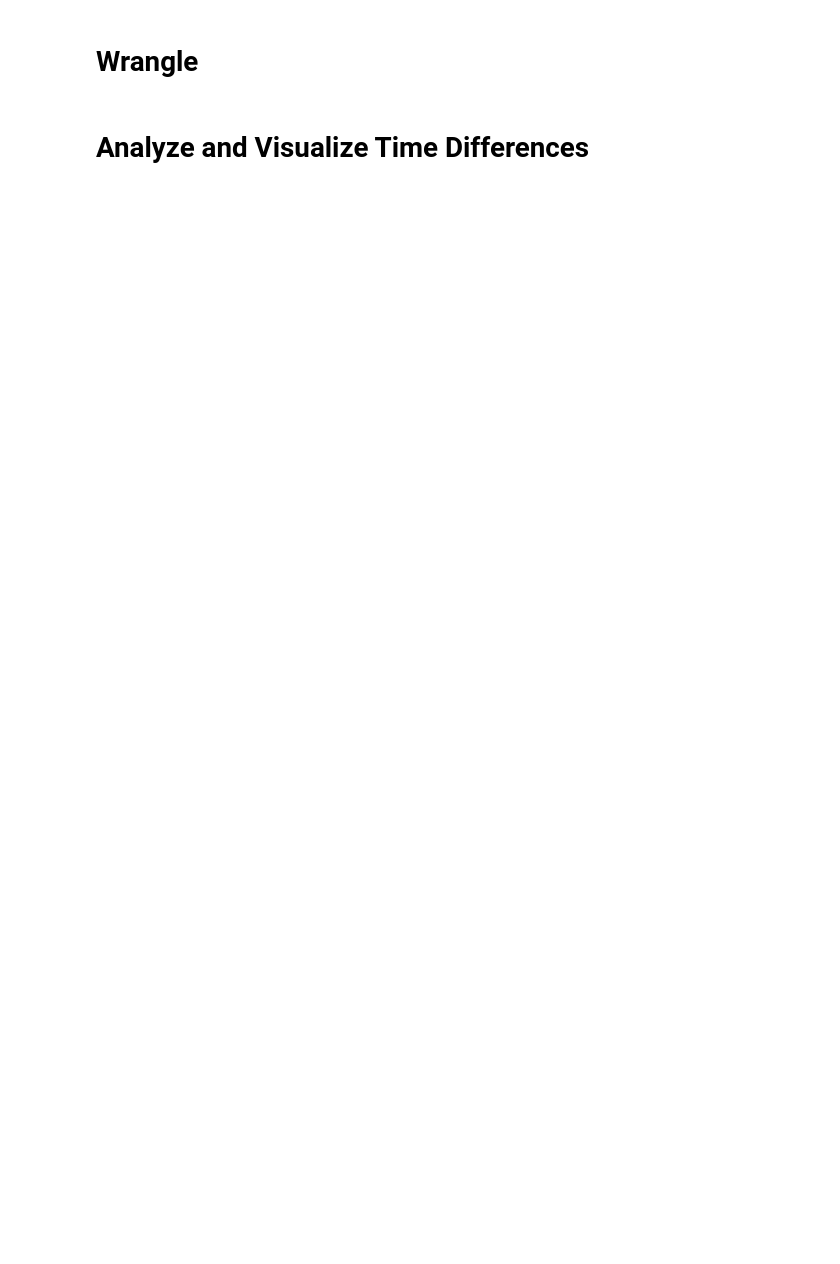
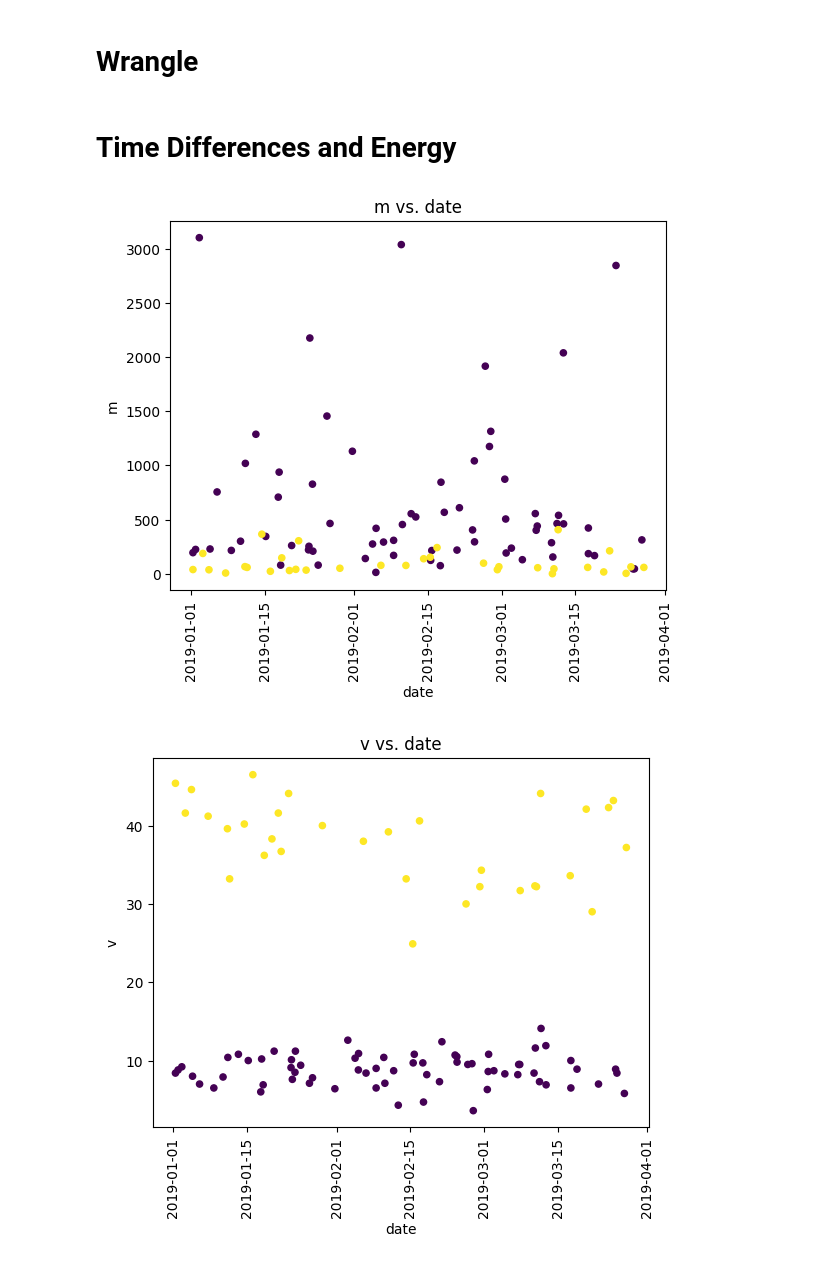
Before and after one commit to staldenhoefler/Steinschlag, a Jupyter notebook: try_aaron.ipynb, the cells around one changed output. Saved outputs shown, nothing was run; the diff lists cells and outputs as text; code cells hidden in the pictures; blank space fills up the shorter version.

```diff
--- a/try_aaron.ipynb
+++ b/try_aaron.ipynb
@@ -1,4 +1,27 @@
 # %% [markdown]
 # Wrangle
+# %%
+import matplotlib.dates as mdates
+import matplotlib.pyplot as plt
+import pandas as pd
+from fitter import Fitter
+
+
+def read_data(file):
+    """Reads the first 4 columns from the given file and drops empty rows."""
+    data = pd.read_csv(file, delimiter=',', usecols=[0, 1, 2, 3],
+                       parse_dates=[[0, 1]])
+    data.columns = ['date', 'm', 'v']
+    data = data[data['date'] != 'nan nan']
+    data = data.dropna(how='all')
+    data['date'] = pd.to_datetime(data['date'])
+    return data
+
+
+data_1 = read_data('data/out_1.csv')
+data_1['zone'] = 1
+data_2 = read_data('data/out_2.csv')
+data_2['zone'] = 2
+df = pd.concat([data_1, data_2])
 # %% [markdown]
-# Analyze and Visualize Time Differences
+# Time Differences and Energy
@@ -45,0 +58,19 @@ def main():
+# %%
+def scatter_plot(df: pd.DataFrame, col: str, c='zone', colorbar=False,
+                 colormap='viridis'):
+    """Plots the given column of the given dataframe as a scatter plot."""
+    df['date'] = pd.to_datetime(df['date'])
+    ax = df.plot.scatter(x='date', y=col, c=c, colorbar=colorbar,
+                         colormap=colormap, title=f'{col} vs. date')
+    ax.xaxis.set_major_formatter(mdates.DateFormatter('%Y-%m-%d'))
+    ax.xaxis.set_major_locator(mdates.AutoDateLocator())
+    plt.xticks(rotation=90)
+
+
+for col in ['m', 'v', 'e']:
+    scatter_plot(df, col)
+scatter_plot(df, 'e', c='m', colorbar=True)
+plt.show()
+# %% [output]
+[figure, added]
+[figure, added]
```
Also changed, not shown: parts of 14 cells of this notebook, 1 other file.
